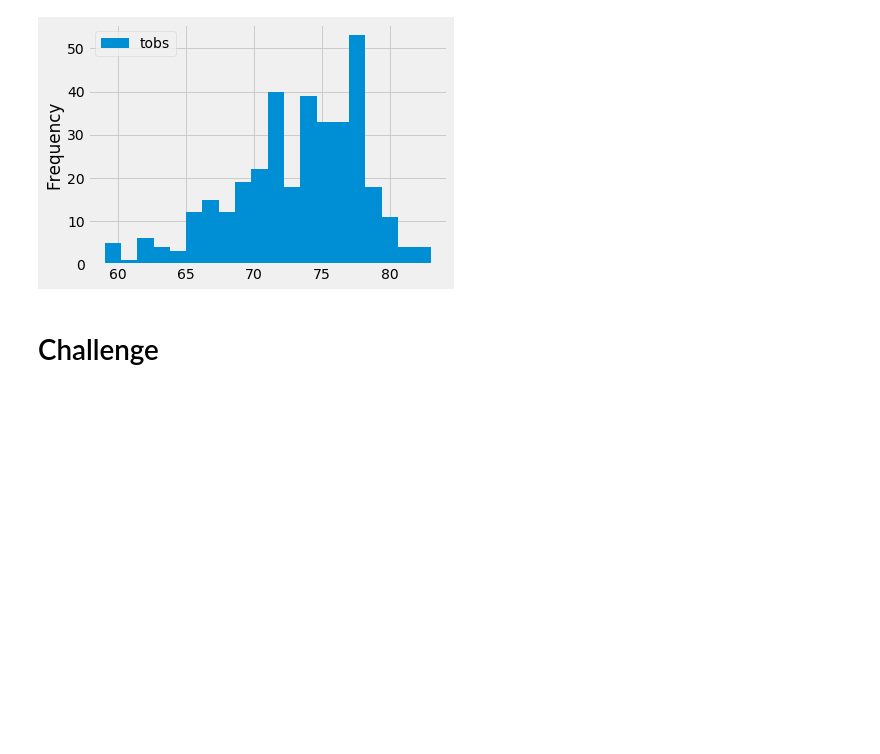
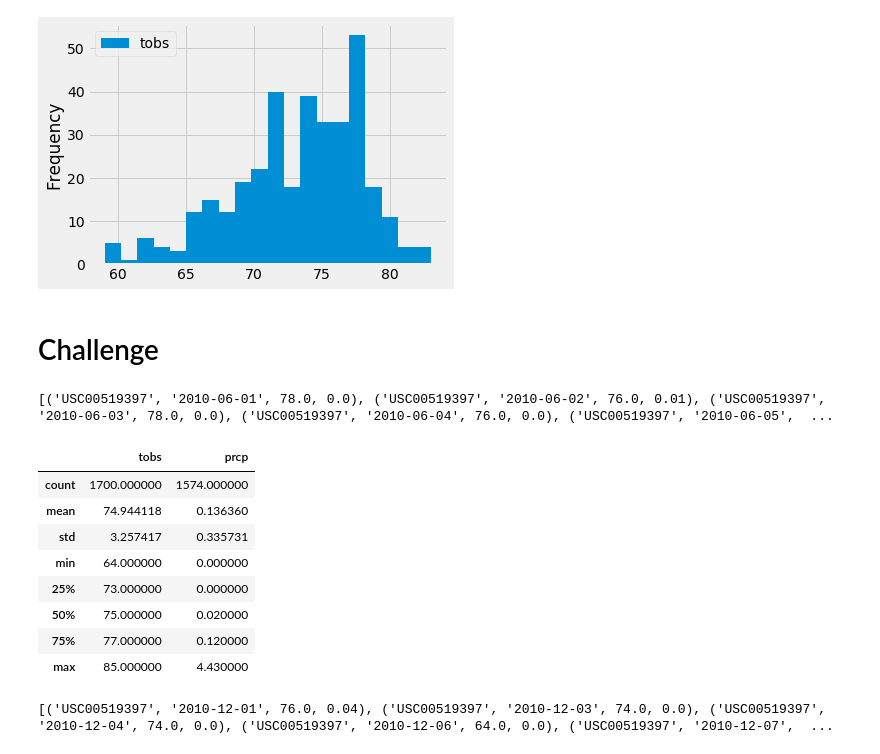
Before and after one commit to Kalkidanalemaye/surfs-up, a Jupyter notebook: climate_analysis.ipynb, the cells around one changed output. Saved outputs shown, nothing was run; the diff lists cells and outputs as text; code cells hidden in the pictures; blank space fills up the shorter version.

```diff
--- a/climate_analysis.ipynb
+++ b/climate_analysis.ipynb
@@ -245,3 +245,27 @@ plt.tight_layout()
 # and return the minimum, average, and maximum temperatures for that range of dates
 # %% [markdown]
 # Challenge
+# %%
+#Identify key statistical data in June across all of the stations and years using the describe() function.
+results = session.query(Measurement.station, Measurement.date, Measurement.tobs, Measurement.prcp).filter(func.extract('month', Measurement.date) == '6').all()
+print(results)
+# %% [output]
+[('USC00519397', '2010-06-01', 78.0, 0.0), ('USC00519397', '2010-06-02', 76.0, 0.01), ('USC00519397', '2010-06-03', 78.0, 0.0), ('USC00519397', '2010-06-04', 76.0, 0.0), ('USC00519397', '2010-06-05',  ...
+# %%
+pd.DataFrame(results).describe()
+# %% [output]
+|  | tobs | prcp |
+| count | 1700.000000 | 1574.000000 |
+| mean | 74.944118 | 0.136360 |
+| std | 3.257417 | 0.335731 |
+| min | 64.000000 | 0.000000 |
+| 25% | 73.000000 | 0.000000 |
+| 50% | 75.000000 | 0.020000 |
+| 75% | 77.000000 | 0.120000 |
+| max | 85.000000 | 4.430000 |
+# %%
+#Identify key statistical data in December across all stations and years using the describe() function.
+results = session.query(Measurement.station, Measurement.date, Measurement.tobs, Measurement.prcp).filter(func.extract('month', Measurement.date) == '12').all()
+print(results)
+# %% [output]
+[('USC00519397', '2010-12-01', 76.0, 0.04), ('USC00519397', '2010-12-03', 74.0, 0.0), ('USC00519397', '2010-12-04', 74.0, 0.0), ('USC00519397', '2010-12-06', 64.0, 0.0), ('USC00519397', '2010-12-07',  ...
```
Also changed, not shown: parts of 17 cells of this notebook, 1 other file.
